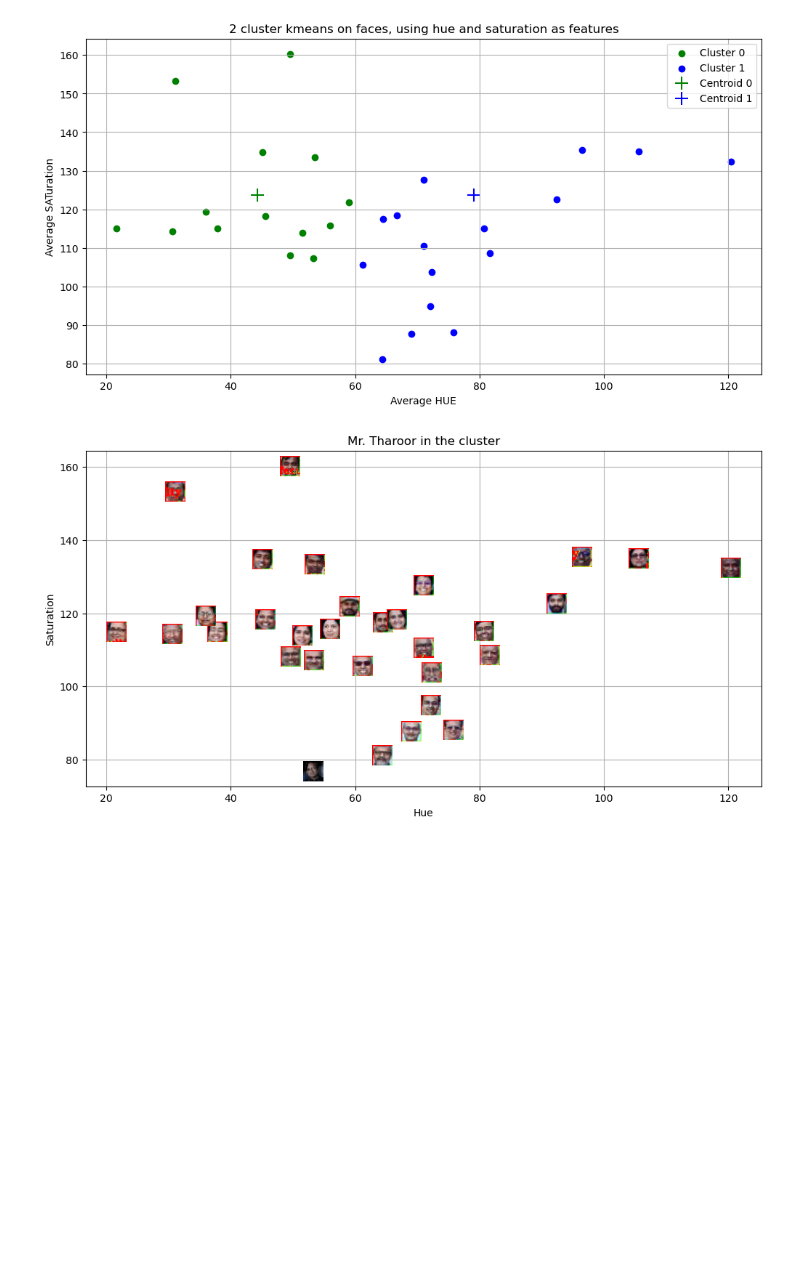
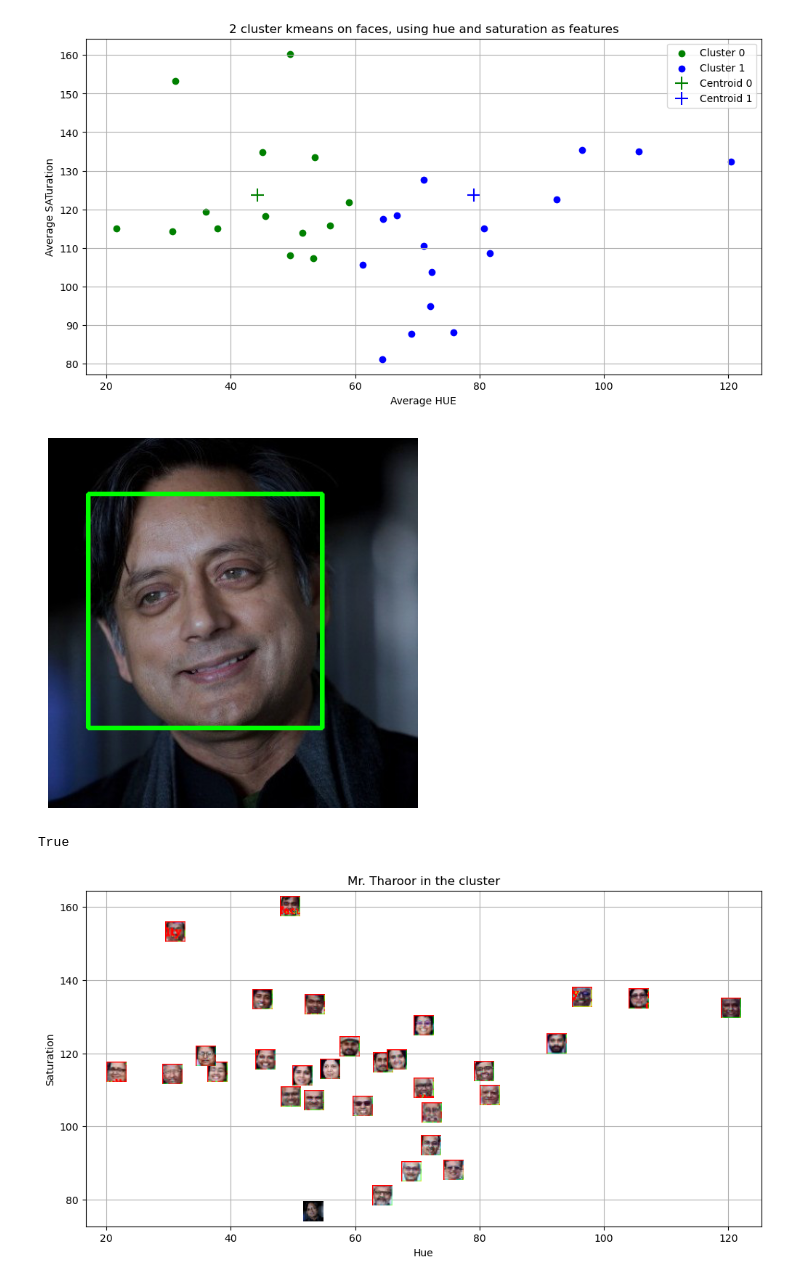
Before and after one commit to grohan47/mlpr-lab5, a Jupyter notebook: Lab 5-Spring 2026.ipynb, the cells around one changed output. Cells and saved outputs as stored; diff of their text form; code cells hidden in the pictures; blank space fills up the shorter version.

```diff
--- a/Lab 5-Spring 2026.ipynb
+++ b/Lab 5-Spring 2026.ipynb
@@ -141,15 +150,23 @@ plt.show()
 # %%
 ## Read the class of the template image 'Dr_Shashi_Tharoor.jpg' using cv2 and store it in template_img
 template_img = cv2.imread("Dr_Shashi_Tharoor.jpg")
 template_gray = cv2.cvtColor(template_img, cv2.COLOR_BGR2GRAY)
 # Detect face  in the template image after converting it to gray and store it in template_faces
 template_faces = face_cascade.detectMultiScale(template_gray,scaleFactor=1.05,minNeighbors=4,minSize=(25, 25))
 # Draw rectangles around the detected faces
 for (x, y, w, h) in template_faces:
     cv2.rectangle(template_img, (x, y), (x + w, y + h), (0, 255, 0), 3)
 cv2.imshow("thiru mp", template_img)
 cv2.waitKey(0)
 cv2.destroyAllWindows()
+
+plt.imshow(cv2.cvtColor(template_img, cv2.COLOR_BGR2RGB))
+plt.axis('off')
+plt.show()
+cv2.imwrite('template_faces_detected.jpg', template_img)
+# %% [output]
+[figure, added]
+True
 # %%
 # Convert the template image to HSV color space and store it in template_hsv
 template_hsv = cv2.cvtColor(template_img, cv2.COLOR_BGR2HSV)
```
Also changed, not shown: parts of 2 cells of this notebook, 4 other files.
